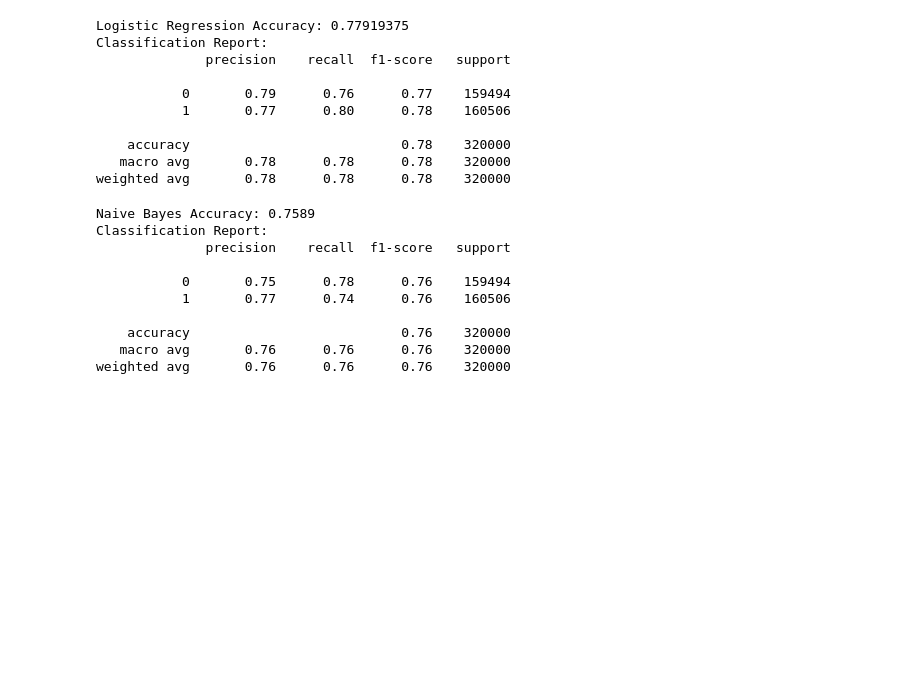
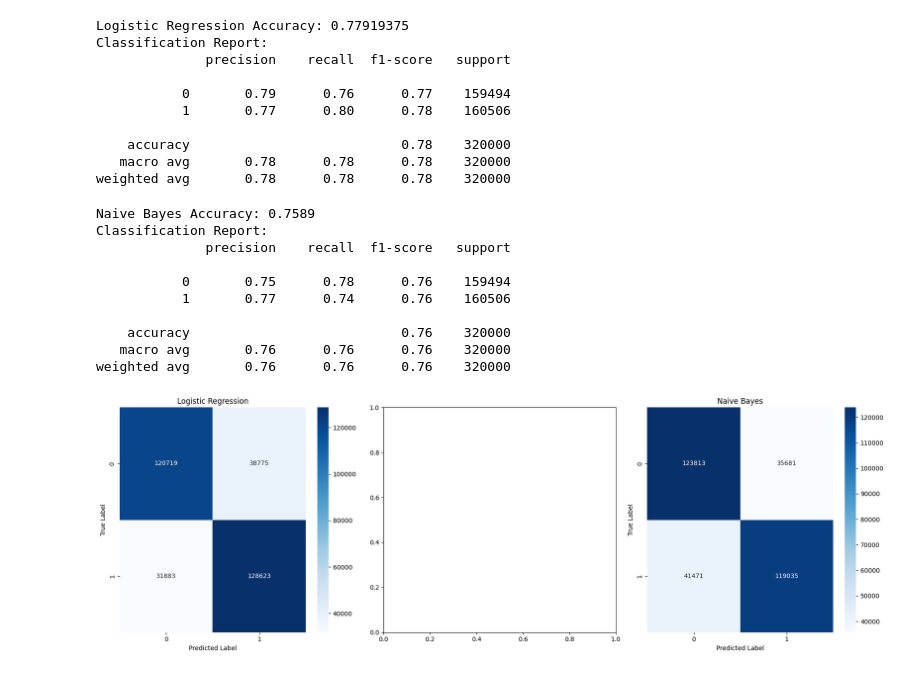
Before and after one commit to lizatinku/ML-Twitter-sentiment-analysis, a Jupyter notebook: Twitter_Sentiment_Analysis.ipynb, the cells around one changed output. Drawn from its saved outputs; the diff is of its cells as text; code cells hidden in the pictures; blank space fills up the shorter version.

```diff
--- a/Twitter_Sentiment_Analysis.ipynb
+++ b/Twitter_Sentiment_Analysis.ipynb
@@ -158,19 +163,6 @@ Classification Report:
     accuracy                           0.78    320000
    macro avg       0.78      0.78      0.78    320000
 weighted avg       0.78      0.78      0.78    320000
-# %%
-# Support Vector Machine (SVM) - Training and Prediction
-from sklearn.svm import SVC
-
-svm_model = SVC(kernel='linear')
-svm_model.fit(X_train, y_train)
-
-y_pred_svm = svm_model.predict(X_test)
-accuracy_svm = accuracy_score(y_test, y_pred_svm)
-
-print(f'SVM Accuracy: {accuracy_svm}')
-print('Classification Report:')
-print(classification_report(y_test, y_pred_svm))
 # %%
 # Naives Bayes - Training and Prediction
 from sklearn.naive_bayes import MultinomialNB
@@ -195,3 +187,27 @@ Classification Report:
     accuracy                           0.76    320000
    macro avg       0.76      0.76      0.76    320000
 weighted avg       0.76      0.76      0.76    320000
+# %%
+# Plotting Confusion Matrices
+import matplotlib.pyplot as plt
+import seaborn as sns
+from sklearn.metrics import confusion_matrix
+
+fig, axes = plt.subplots(1, 3, figsize=(18, 6))
+
+cm_logistic = confusion_matrix(y_test, y_pred_logistic)
+sns.heatmap(cm_logistic, annot=True, fmt='d', cmap='Blues', ax=axes[0])
+axes[0].set_title('Logistic Regression')
+axes[0].set_xlabel('Predicted Label')
+axes[0].set_ylabel('True Label')
+
+cm_nb = confusion_matrix(y_test, y_pred_nb)
+sns.heatmap(cm_nb, annot=True, fmt='d', cmap='Blues', ax=axes[2])
+axes[2].set_title('Naive Bayes')
+axes[2].set_xlabel('Predicted Label')
+axes[2].set_ylabel('True Label')
+
+plt.tight_layout()
+plt.show()
+# %% [output]
+[figure, added]
```
Also changed, not shown: parts of 2 cells of this notebook.
